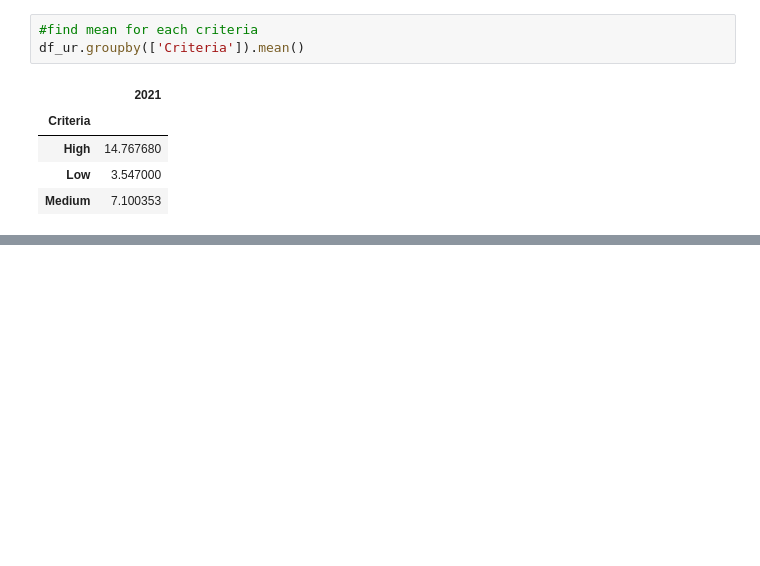
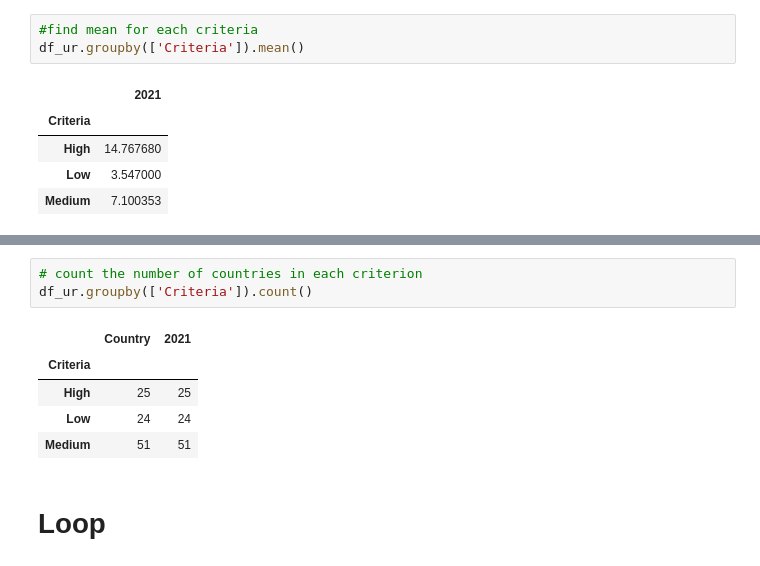
Before and after one commit to gorororo/PYTHONSTUDY, a Jupyter notebook: temp/temp2/11worldEconomicData/worldEconomicoutlookAnalysis.ipynb, the cells around one changed output, grey strips where cells are left out. Drawn from its saved outputs; the diff is of its cells as text; blank space fills up the shorter version.

```diff
--- a/temp/temp2/11worldEconomicData/worldEconomicoutlookAnalysis.ipynb
+++ b/temp/temp2/11worldEconomicData/worldEconomicoutlookAnalysis.ipynb
@@ -626,0 +624,11 @@ df_ur.groupby(['Criteria']).mean()
+# %%
+# count the number of countries in each criterion
+df_ur.groupby(['Criteria']).count()
+# %% [output]
+|  | Country | 2021 |
+| Criteria |  |  |
+| High | 25 | 25 |
+| Low | 24 | 24 |
+| Medium | 51 | 51 |
+# %% [markdown]
+# Loop
```
Also changed, not shown: parts of 8 cells of this notebook, 1 other file.
